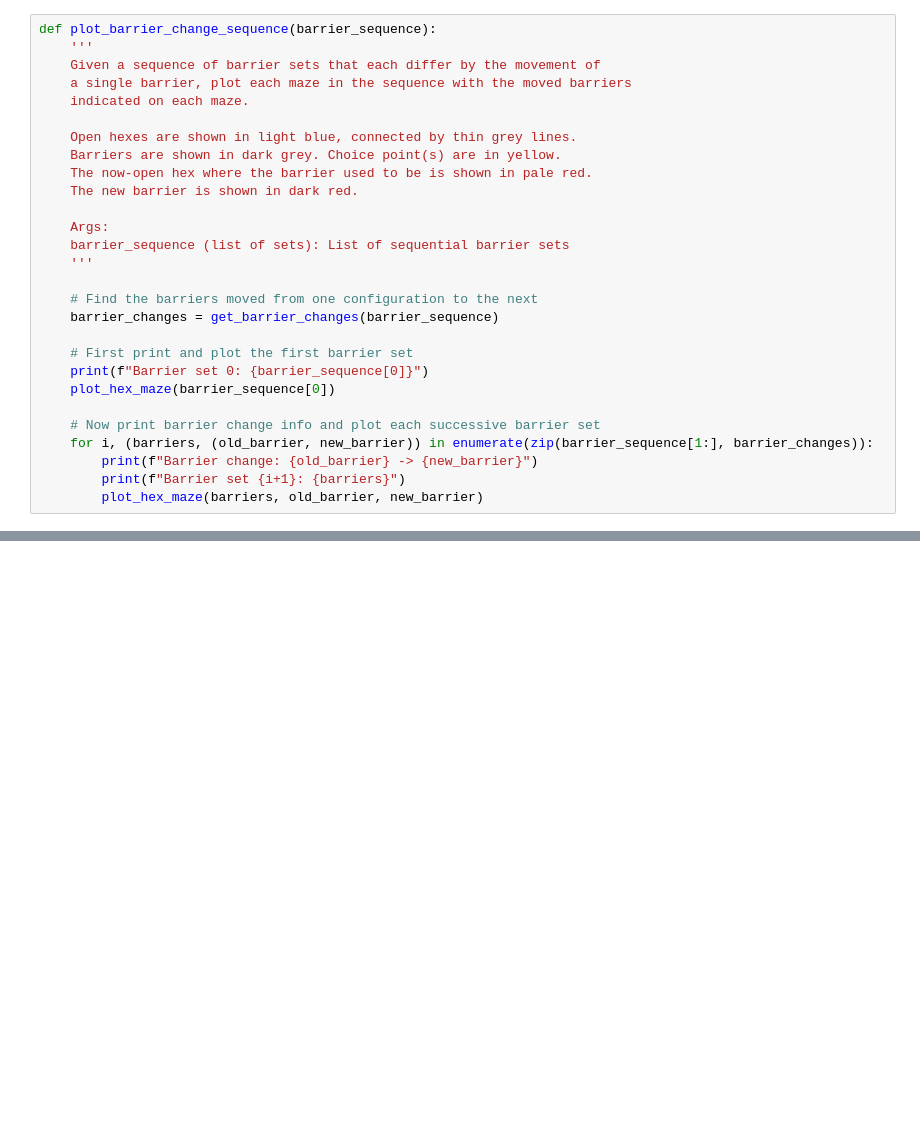
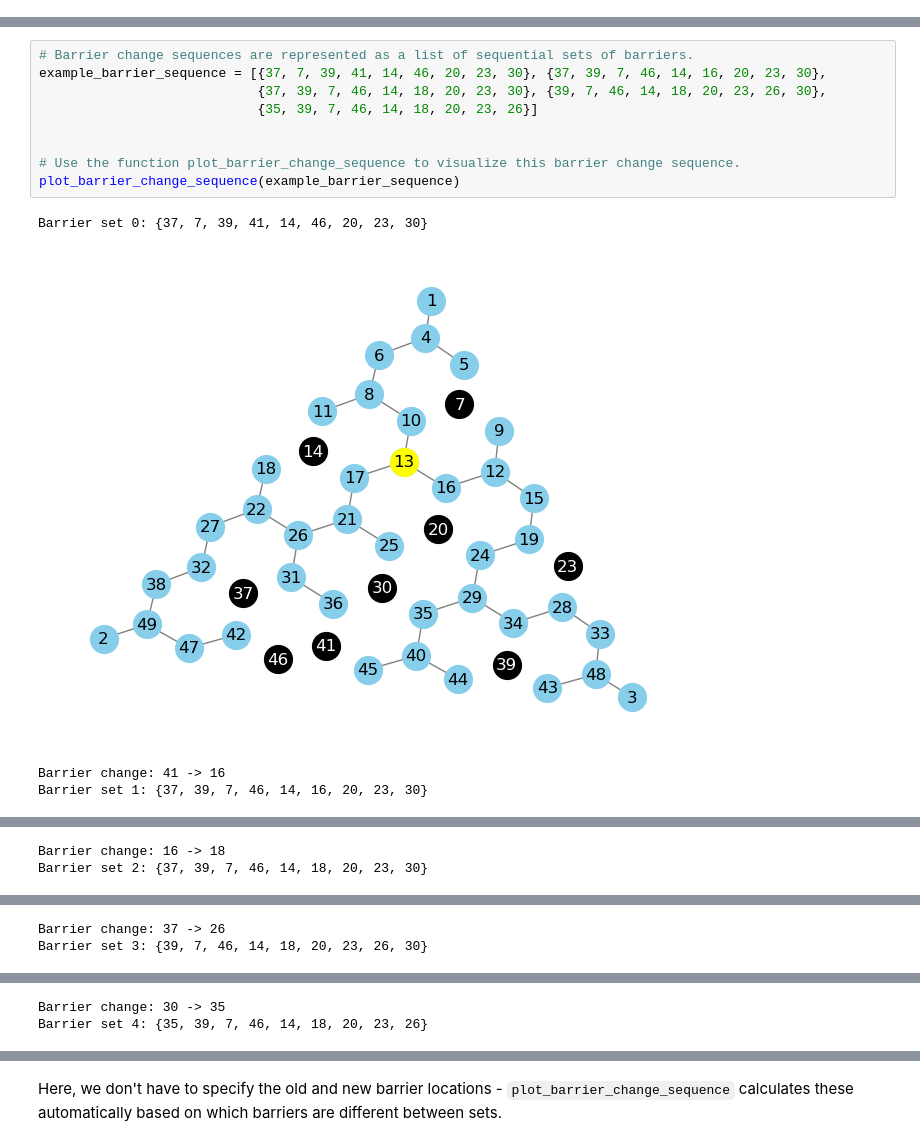
Before and after one commit to calderast/Hex-maze, a Jupyter notebook: Tutorials/Plotting_Hex_Mazes.ipynb, the cells around one changed output, grey strips where cells are left out. Cells and saved outputs as stored; diff of their text form; blank space fills up the shorter version.

Commit message:
Plot hex maze tutorial

```diff
--- a/Tutorials/Plotting_Hex_Mazes.ipynb
+++ b/Tutorials/Plotting_Hex_Mazes.ipynb
@@ -27,28 +10,0 @@ display(barrier_df)
-# %%
-def plot_barrier_change_sequence(barrier_sequence):
-    '''
-    Given a sequence of barrier sets that each differ by the movement of
-    a single barrier, plot each maze in the sequence with the moved barriers
-    indicated on each maze.
-
-    Open hexes are shown in light blue, connected by thin grey lines.
-    Barriers are shown in dark grey. Choice point(s) are in yellow.
-    The now-open hex where the barrier used to be is shown in pale red.
-    The new barrier is shown in dark red.
-
-    Args:
-    barrier_sequence (list of sets): List of sequential barrier sets
-    '''
-
-    # Find the barriers moved from one configuration to the next
-    barrier_changes = get_barrier_changes(barrier_sequence)
-
-    # First print and plot the first barrier set
-    print(f"Barrier set 0: {barrier_sequence[0]}")
-    plot_hex_maze(barrier_sequence[0])
-
-    # Now print barrier change info and plot each successive barrier set
-    for i, (barriers, (old_barrier, new_barrier)) in enumerate(zip(barrier_sequence[1:], barrier_changes)):
-        print(f"Barrier change: {old_barrier} -> {new_barrier}")
-        print(f"Barrier set {i+1}: {barriers}")
-        plot_hex_maze(barriers, old_barrier, new_barrier)
@@ -85,0 +95,14 @@ Barrier set 5: frozenset({34, 37, 45, 46, 15, 14, 13, 19, 25})
+# %%
+# Barrier change sequences are represented as a list of sequential sets of barriers.
+example_barrier_sequence = [{37, 7, 39, 41, 14, 46, 20, 23, 30}, {37, 39, 7, 46, 14, 16, 20, 23, 30},
+                            {37, 39, 7, 46, 14, 18, 20, 23, 30}, {39, 7, 46, 14, 18, 20, 23, 26, 30},
+                            {35, 39, 7, 46, 14, 18, 20, 23, 26}]
+
+
+# Use the function plot_barrier_change_sequence to visualize this barrier change sequence.
+plot_barrier_change_sequence(example_barrier_sequence)
+# %% [output]
+Barrier set 0: {37, 7, 39, 41, 14, 46, 20, 23, 30}
+[figure, added]
+Barrier change: 41 -> 16
+Barrier set 1: {37, 39, 7, 46, 14, 16, 20, 23, 30}
@@ -85,0 +110,2 @@ Barrier set 5: frozenset({34, 37, 45, 46, 15, 14, 13, 19, 25})
+Barrier change: 16 -> 18
+Barrier set 2: {37, 39, 7, 46, 14, 18, 20, 23, 30}
@@ -85,0 +113,2 @@ Barrier set 5: frozenset({34, 37, 45, 46, 15, 14, 13, 19, 25})
+Barrier change: 37 -> 26
+Barrier set 3: {39, 7, 46, 14, 18, 20, 23, 26, 30}
@@ -85,0 +116,2 @@ Barrier set 5: frozenset({34, 37, 45, 46, 15, 14, 13, 19, 25})
+Barrier change: 30 -> 35
+Barrier set 4: {35, 39, 7, 46, 14, 18, 20, 23, 26}
@@ -85,0 +119,2 @@ Barrier set 5: frozenset({34, 37, 45, 46, 15, 14, 13, 19, 25})
+# %% [markdown]
+Here, we don't have to specify the old and new barrier locations - `plot_barrier_change_sequence` calculates these automatically based on which barriers are different between sets.
```
Also changed, not shown: parts of 15 cells of this notebook, 2 other files.
